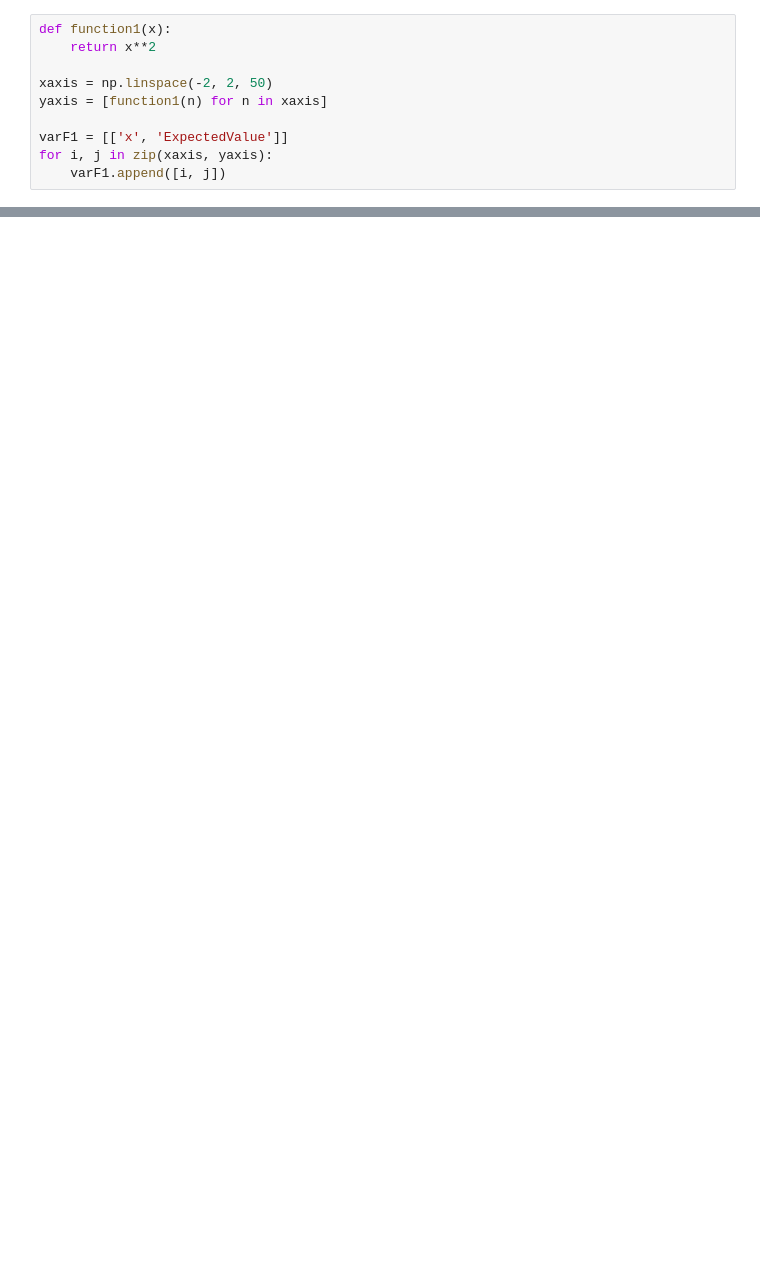
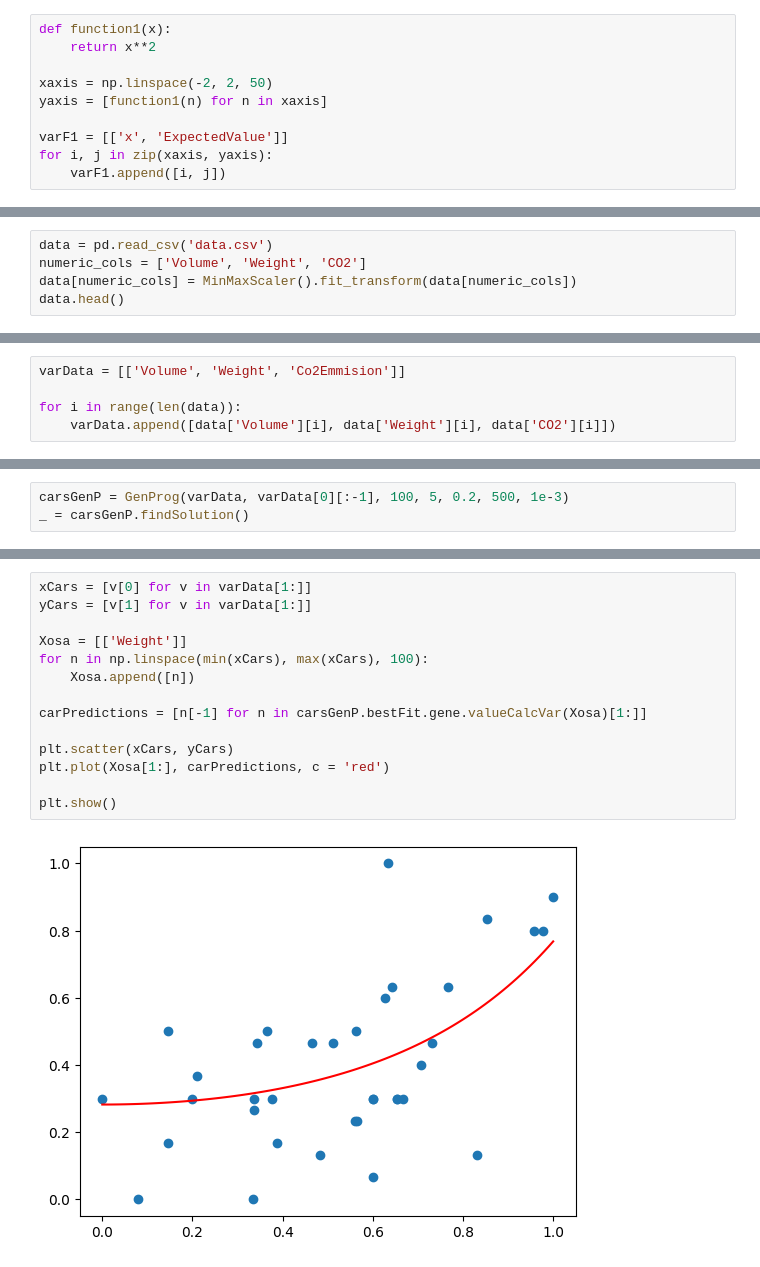
Before and after one commit to PetarP02/RIProjekat, a Jupyter notebook: Test.ipynb, the cells around one changed output, grey strips where cells are left out. Cells and saved outputs as stored; diff of their text form; blank space fills up the shorter version.

```diff
--- a/Test.ipynb
+++ b/Test.ipynb
@@ -89,0 +99,5 @@ eval(f'float("nan")+{2.3}')
+# %%
+data = pd.read_csv('data.csv')
+numeric_cols = ['Volume', 'Weight', 'CO2']
+data[numeric_cols] = MinMaxScaler().fit_transform(data[numeric_cols])
+data.head()
@@ -89,0 +111,5 @@ eval(f'float("nan")+{2.3}')
+# %%
+varData = [['Volume', 'Weight', 'Co2Emmision']]
+
+for i in range(len(data)):
+    varData.append([data['Volume'][i], data['Weight'][i], data['CO2'][i]])
@@ -89,0 +120,3 @@ eval(f'float("nan")+{2.3}')
+# %%
+carsGenP = GenProg(varData, varData[0][:-1], 100, 5, 0.2, 500, 1e-3)
+_ = carsGenP.findSolution()
@@ -89,0 +130,16 @@ eval(f'float("nan")+{2.3}')
+# %%
+xCars = [v[0] for v in varData[1:]]
+yCars = [v[1] for v in varData[1:]]
+
+Xosa = [['Weight']]
+for n in np.linspace(min(xCars), max(xCars), 100):
+    Xosa.append([n])
+
+carPredictions = [n[-1] for n in carsGenP.bestFit.gene.valueCalcVar(Xosa)[1:]]
+
+plt.scatter(xCars, yCars)
+plt.plot(Xosa[1:], carPredictions, c = 'red')
+
+plt.show()
+# %% [output]
+[figure, added]
```
Also changed, not shown: parts of 9 cells of this notebook, 4 other files.
